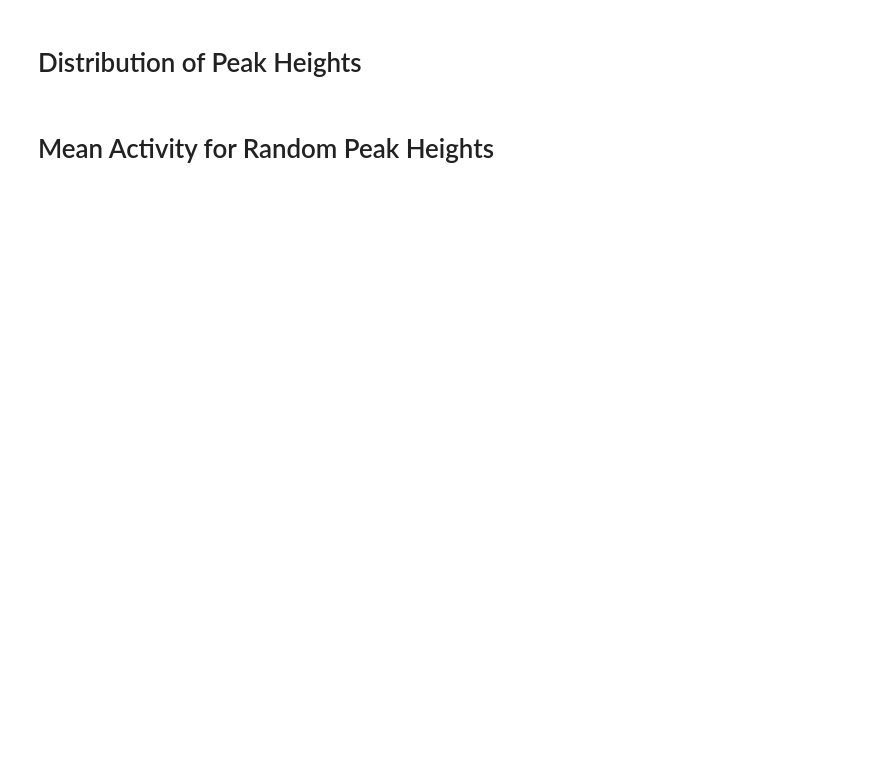
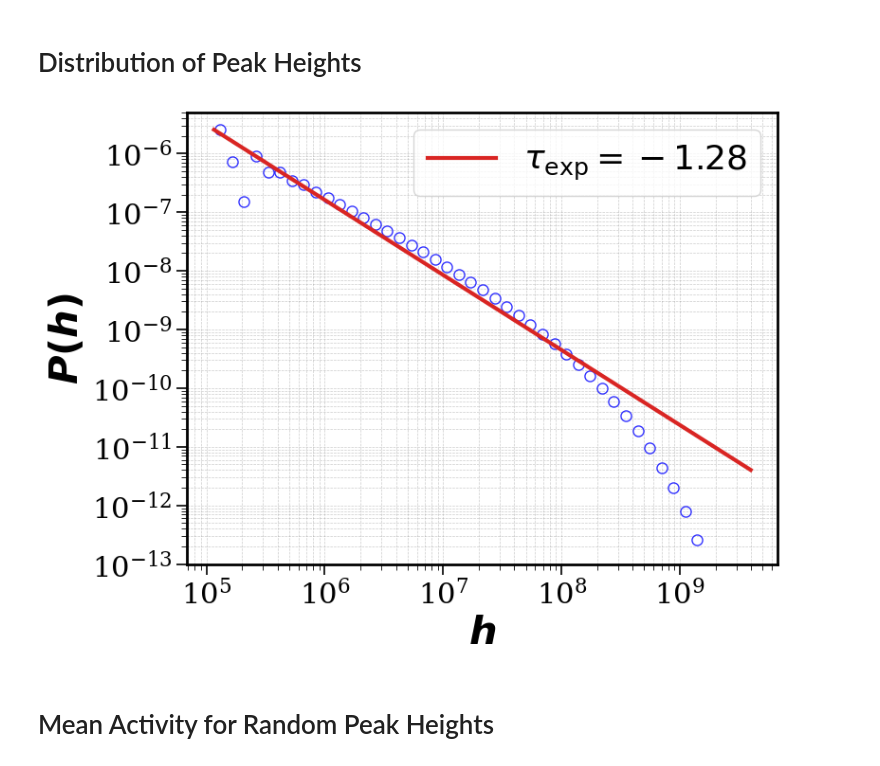
Before and after one commit to sylvainshan/PHYS-422-Foreshocks-and-Aftershocks-in-Thermal-Creep-Dynamics, a Jupyter notebook: Activity_analysis.ipynb, the cells around one changed output. Drawn from its saved outputs; the diff is of its cells as text; code cells hidden in the pictures; blank space fills up the shorter version.

```diff
--- a/Activity_analysis.ipynb
+++ b/Activity_analysis.ipynb
@@ -71,3 +80,18 @@ Peak heights: [2.46067343e+08 3.03344113e+08 3.60620883e+08 4.17897653e+08
+# %%
+height_bin_infos = {
+    'mean_h': MEAN_H,
+    'std_h': STD_H,
+    'n_std': N_STD,
+    'heights': HEIGHTS,
+}
+
+HEIGHTS_dir = os.path.join(SAVE_DIR, "sample_data/heights_info")
+if not os.path.exists(HEIGHTS_dir):
+    os.makedirs(HEIGHTS_dir)
+save_path = os.path.join(HEIGHTS_dir,
+                         f"HEIGHTS_{start_id}-{stop_id - 1}_{N_SEGMENTS}seg_sigma{SIGMA}_threshold{THRESHOLD}.pkl")
+with open(save_path, 'wb') as f:
+    pickle.dump(height_bin_infos, f)
 # %%
 output_dicts = []
 for i, failure_times in enumerate(all_failure_times):
@@ -236,33 +260,30 @@ if COMPUTE_ACTIVITY_FOR_GIVEN_HEIGHTS:
 # %% [markdown]
 # Distribution of Peak Heights
 # %%
-fit = powerlaw.Fit(all_peak_heights, xmin=min(all_peak_heights), xmax=max(all_peak_heights), discrete=True)
-print(f"Exponent: {fit.alpha}")
-print(f"Error: {fit.sigma}")
-
-cmap = plt.get_cmap('jet')
-c = [cmap(i) for i in np.linspace(0.15, 0.9, 2)]
-
+c_red = plt.get_cmap('Reds')
+c_blue = plt.get_cmap('Blues')
+c = ['blue', c_red(0.7)]
 fig, ax = plt.subplots(figsize=(8, 6))
-fit.plot_pdf(color=c[0], marker='o', linestyle='None',
-             ax=ax, label=rf'$\tau_{{\rm exp}}=-{fit.alpha:.3f}$',
-             markeredgecolor='black', alpha=0.5)
-fit.power_law.plot_pdf(color=c[1], linestyle='--', ax=ax)
-
-fit2 = powerlaw.Fit(all_peak_heights, xmin=min(all_peak_heights), xmax=max(all_peak_heights), discrete=False)
-fit2.plot_pdf(color='black', marker='o', linestyle='None',
-              ax=ax, label=rf'$\tau_{{\rm exp}}=-{fit2.alpha:.3f}$',
-              markeredgecolor='blue', alpha=0.5)
-fit2.power_law.plot_pdf(color='black', linestyle='--', ax=ax)
-
-h_plot = np.linspace(min(all_peak_heights), max(all_peak_heights), 100)
-ax.plot(h_plot, h_plot**-TAU, color='black', linestyle='--', label=rf'$h^{{\tau}}$')
+fit.plot_pdf(color=c[0], marker='o', linestyle='None', fillstyle='none', ax=ax, markersize=8, alpha=0.8)
+fit.power_law.plot_pdf(color=c[1], linestyle='-', ax=ax , label=rf'$\tau_{{\rm exp}}=-{fit.alpha:.2f}$', linewidth=3)
 ax.set_xlabel(r'$\boldsymbol{h}$')
 ax.set_ylabel(r'$\boldsymbol{P(h)}$')
 ax.legend()
 plt.grid(True, alpha=0.4, linestyle='--', which='both')
 plt.ylim(1e-13, 5e-6)
+plt.tight_layout()
+
+if SAVE_PLOT:
+    save_dir = os.path.join(FIGURE_DIR)
+    if not os.path.exists(save_dir):
+        os.makedirs(save_dir)
+    plt.savefig(os.path.join(save_dir, 'heights_pdf.pdf'), bbox_inches='tight')
+    with open(os.path.join(save_dir, 'heights_pdf.pkl'), 'wb') as f:
+        pickle.dump(fig, f)
+
 plt.show()
+# %% [output]
+[figure, added]
 # %% [markdown]
 # Mean Activity for Random Peak Heights
 # %%
```
Also changed, not shown: parts of 12 cells of this notebook.
